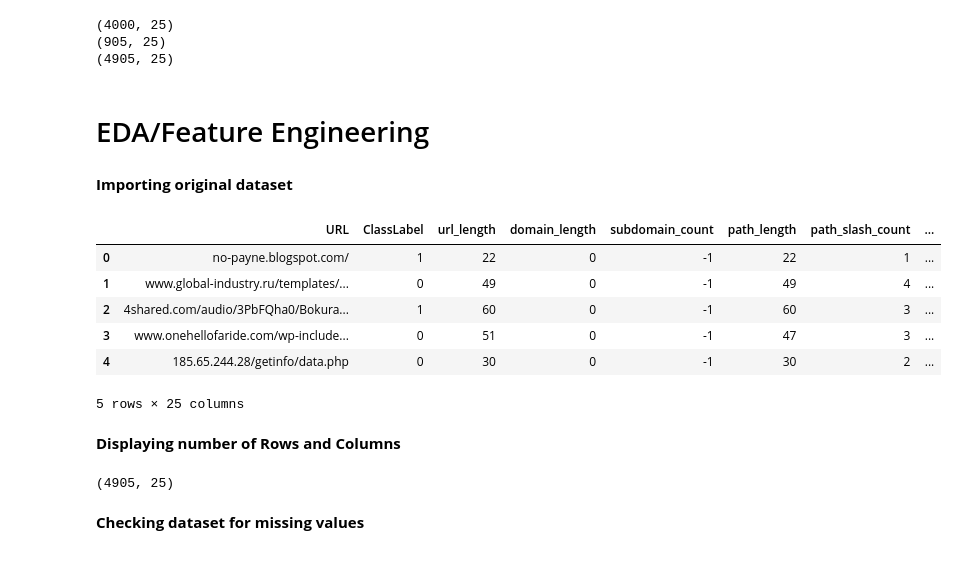
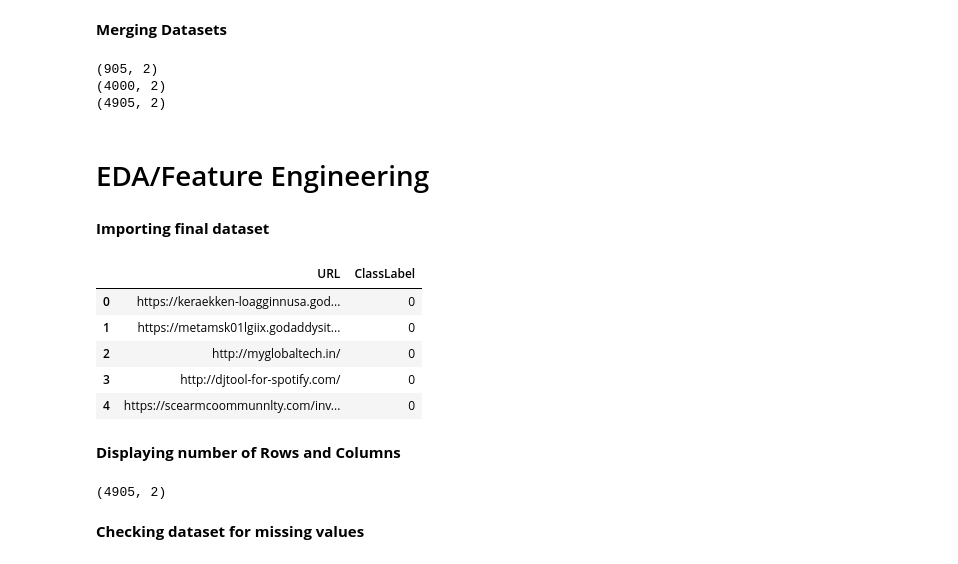
Before and after one commit to MorganChidley/Final-Year-Project, a Jupyter notebook: ml_model.ipynb, the cells around one changed output. Cells and saved outputs as stored; diff of their text form; code cells hidden in the pictures.

```diff
--- a/ml_model.ipynb
+++ b/ml_model.ipynb
@@ -184,58 +31,61 @@ df.head()
+# %% [markdown]
+**Merging Datasets**
 # %%
-import pandas as pd
-
-df1 = pd.read_csv('dataset_1.csv')
-df2 = pd.read_csv('dataset_2.csv')
+df1 = pd.read_csv('dataset1.csv')
+df2 = pd.read_csv('dataset2.csv')
 
 merged_df = pd.concat([df1, df2], ignore_index=True)
 
 # View the first few rows
 merged_df.head()
 
-# Optional: Save it to a new CSV file
-merged_df.to_csv('merged_dataset.csv', index=False)
+#Save it to a new CSV file
+merged_df.to_csv('final_dataset.csv', index=False)
 
 print(df1.shape)
 print(df2.shape)
 print(merged_df.shape)
 # %% [output]
-(4000, 25)
-(905, 25)
-(4905, 25)
+(905, 2)
+(4000, 2)
+(4905, 2)
 # %% [markdown]
 # EDA/Feature Engineering
 # %% [markdown]
-**Importing original dataset**
+**Importing final dataset**
 # %%
 import pandas as pd
+import re
+from urllib.parse import urlparse
+from collections import Counter
+import math
+import numpy as np
+import matplotlib.pyplot as plt
+import seaborn as sns
+from sklearn.feature_selection import mutual_info_classif
+from IPython.display import display
 
 # Load the dataset
-file_path = "merged_dataset.csv"
-data = pd.read_csv(file_path)
+data = pd.read_csv('final_dataset.csv')
 
 # Display the first few rows of the data
 data.head()
 # %% [output]
-|  | URL | ClassLabel | url_length | domain_length | subdomain_count | path_length | path_slash_count | ... |
-| 0 | no-payne.blogspot.com/ | 1 | 22 | 0 | -1 | 22 | 1 | ... |
-| 1 | www.global-industry.ru/templates/... | 0 | 49 | 0 | -1 | 49 | 4 | ... |
-| 2 | 4shared.com/audio/3PbFQha0/Bokura... | 1 | 60 | 0 | -1 | 60 | 3 | ... |
-| 3 | www.onehellofaride.com/wp-include... | 0 | 51 | 0 | -1 | 47 | 3 | ... |
-| 4 | 185.65.244.28/getinfo/data.php | 0 | 30 | 0 | -1 | 30 | 2 | ... |
+|  | URL | ClassLabel |
+| 0 | https://keraekken-loagginnusa.god... | 0 |
+| 1 | https://metamsk01lgiix.godaddysit... | 0 |
+| 2 | http://myglobaltech.in/ | 0 |
+| 3 | http://djtool-for-spotify.com/ | 0 |
+| 4 | https://scearmcoommunnlty.com/inv... | 0 |
-5 rows × 25 columns
 # %% [markdown]
 **Displaying number of Rows and Columns**
 # %%
-import pandas as pd
-
-# Load the dataset
-file_path = "merged_dataset.csv"
-data = pd.read_csv(file_path)
+data = pd.read_csv('final_dataset.csv')
 
 # Get the shape of the data (number of rows and columns)
 data.shape
 # %% [output]
-(4905, 25)
+(4905, 2)
 # %% [markdown]
 **Checking dataset for missing values**
 # %%
```
Also changed, not shown: parts of 14 cells of this notebook.
